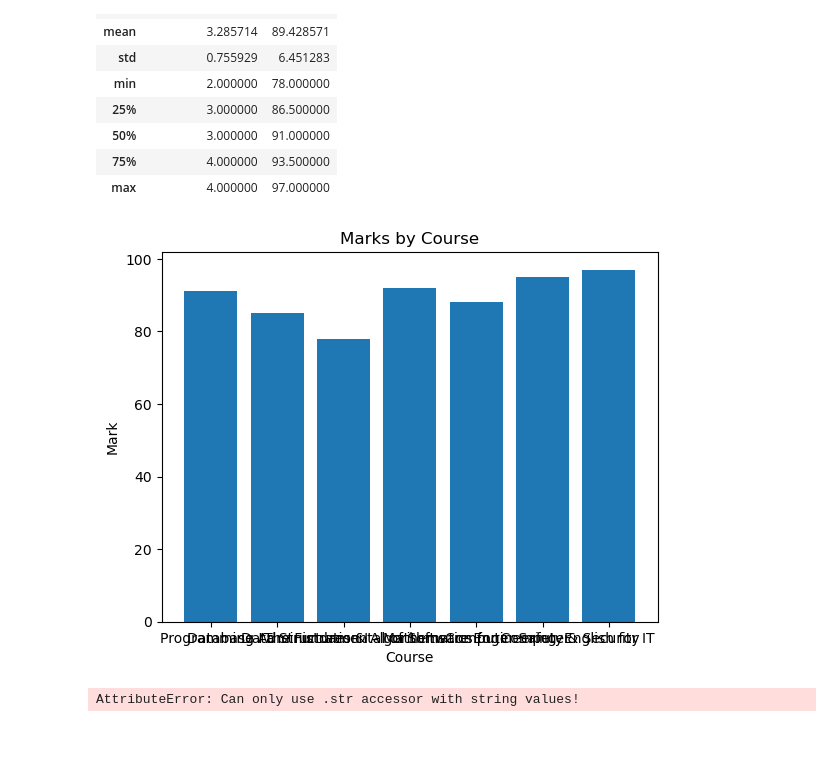
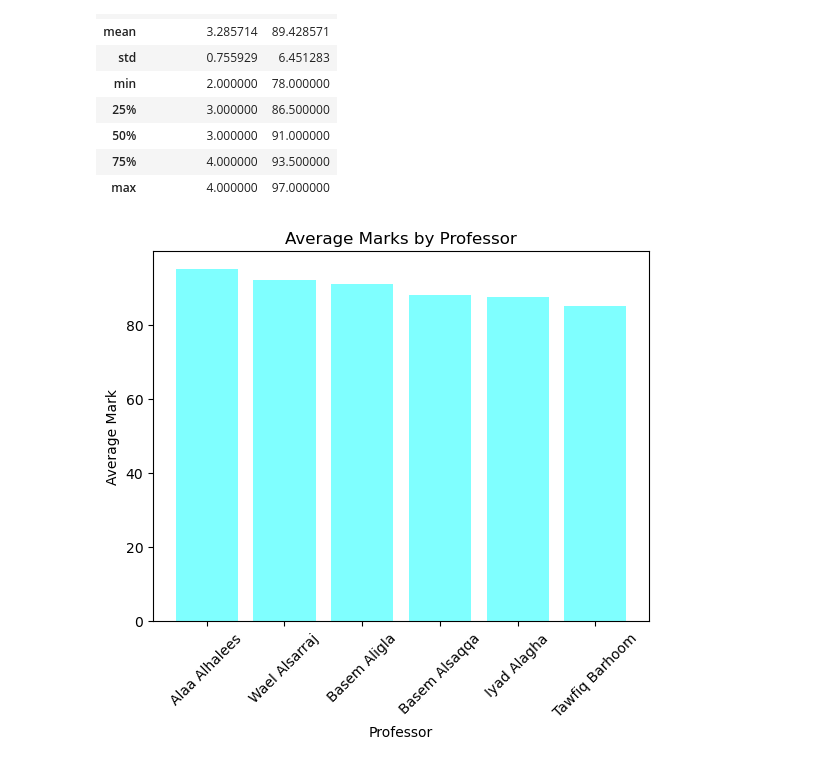
Before and after one commit to Summer-2026-Coding-Club/data-science-fundamentals, a Jupyter notebook: 01_numpy_and_pandas_basics.ipynb, the cells around one changed output. Cells and saved outputs as stored; diff of their text form; code cells hidden in the pictures; blank space fills up the shorter version.

```diff
--- a/01_numpy_and_pandas_basics.ipynb
+++ b/01_numpy_and_pandas_basics.ipynb
@@ -385,13 +396,11 @@ my_grades.describe()
 | 75% | 4.000000 | 93.500000 |
 | max | 4.000000 | 97.000000 |
 # %%
-plt.bar(high_scores_per_professor.str.split().str[-1].index, np.asarray(high_scores_per_professor.values), align='center', alpha=0.5, bottom=0.0, color='orange')
+plt.bar(high_scores_per_professor.index, np.asarray(high_scores_per_professor.values), align='center', alpha=0.5, bottom=0.0, color='cyan')
 plt.xticks(rotation=45)
-
 plt.xlabel("Professor")
 plt.ylabel("Average Mark")
 plt.title("Average Marks by Professor")
 plt.show()
 # %% [output]
-[figure, old version]
+[figure, new version]
-AttributeError: Can only use .str accessor with string values!
```
Also changed, not shown: parts of 1 cell of this notebook, 2 other files.
